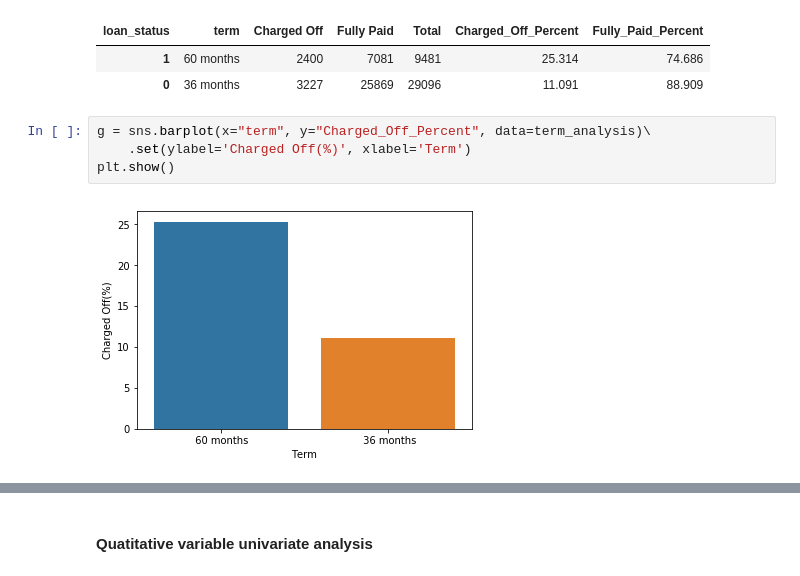
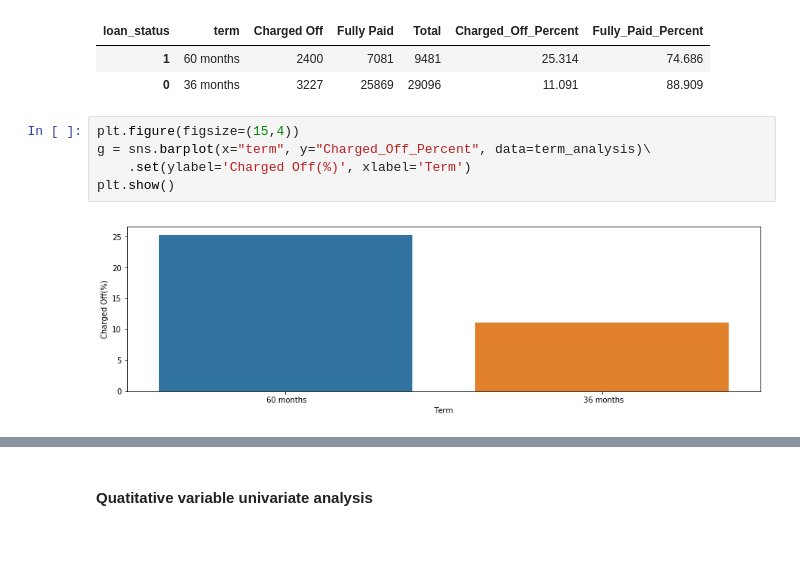
Before and after one commit to rahul-91/gramener-case-study, a Jupyter notebook: Achyut-Master.ipynb, the cells around one changed output, grey strips where cells are left out. Saved outputs shown, nothing was run; the diff lists cells and outputs as text; blank space fills up the shorter version.

```diff
--- a/Achyut-Master.ipynb
+++ b/Achyut-Master.ipynb
@@ -547,9 +533,10 @@ term_analysis
 | 1 | 60 months | 2400 | 7081 | 9481 | 25.314 | 74.686 |
 | 0 | 36 months | 3227 | 25869 | 29096 | 11.091 | 88.909 |
 # %%
+plt.figure(figsize=(15,4))
 g = sns.barplot(x="term", y="Charged_Off_Percent", data=term_analysis)\
     .set(ylabel='Charged Off(%)', xlabel='Term')
 plt.show()
 # %% [output]
-[figure, old version]
+[figure, new version]
 # %%
```
Also changed, not shown: parts of 31 cells of this notebook.
